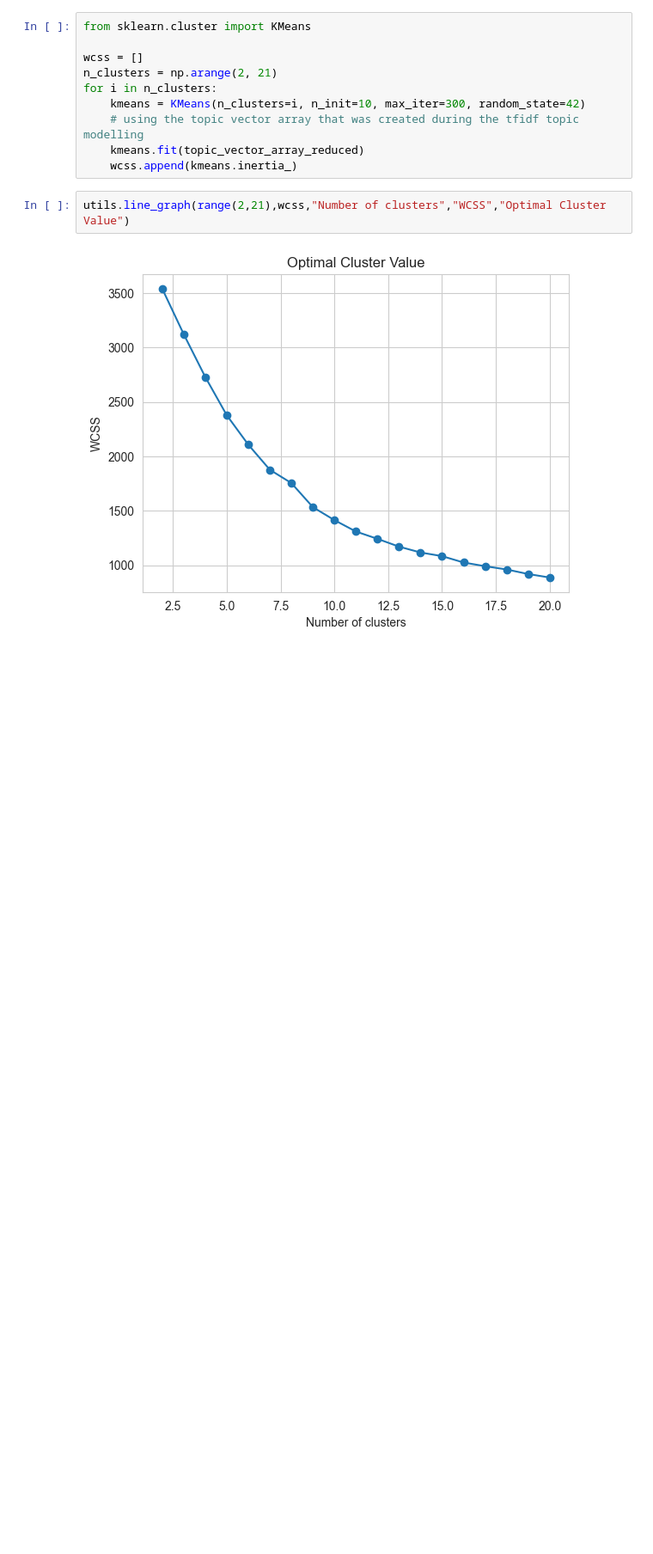
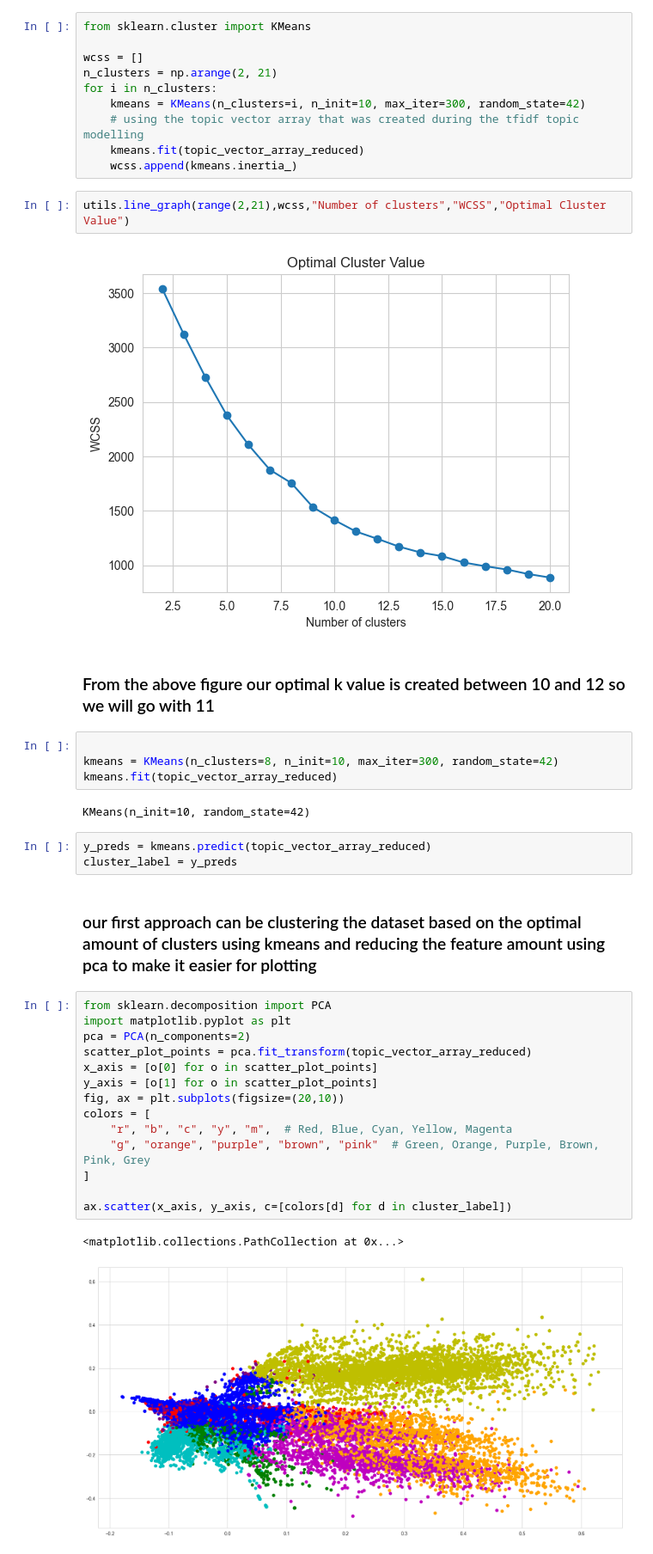
Before and after one commit to AlazarG19/global_news_correlation_10ac_week0, a Jupyter notebook: notebooks/ML/model.ipynb, the cells around one changed output. Shown at 86% size. Cells and saved outputs as stored; diff of their text form; blank space fills up the shorter version.

```diff
--- a/notebooks/ML/model.ipynb
+++ b/notebooks/ML/model.ipynb
@@ -316,3 +296,33 @@ for i in n_clusters:
 utils.line_graph(range(2,21),wcss,"Number of clusters","WCSS","Optimal Cluster Value")
 # %% [output]
 [figure]
+# %% [markdown]
+### From the above figure our optimal k value is created between 10 and 12 so we will go with 11
+# %%
+
+kmeans = KMeans(n_clusters=8, n_init=10, max_iter=300, random_state=42)
+kmeans.fit(topic_vector_array_reduced)
+# %% [output]
+KMeans(n_init=10, random_state=42)
+# %%
+y_preds = kmeans.predict(topic_vector_array_reduced)
+cluster_label = y_preds
+# %% [markdown]
+### our first approach can be clustering the dataset based on the optimal amount of clusters using kmeans and reducing the feature amount using pca to make it easier for plotting
+# %%
+from sklearn.decomposition import PCA
+import matplotlib.pyplot as plt
+pca = PCA(n_components=2)
+scatter_plot_points = pca.fit_transform(topic_vector_array_reduced)
+x_axis = [o[0] for o in scatter_plot_points]
+y_axis = [o[1] for o in scatter_plot_points]
+fig, ax = plt.subplots(figsize=(20,10))
+colors = [
+    "r", "b", "c", "y", "m",  # Red, Blue, Cyan, Yellow, Magenta
+    "g", "orange", "purple", "brown", "pink"  # Green, Orange, Purple, Brown, Pink, Grey
+]
+
+ax.scatter(x_axis, y_axis, c=[colors[d] for d in cluster_label])
+# %% [output]
+<matplotlib.collections.PathCollection at 0x...>
+[figure, added]
```
Also changed, not shown: parts of 23 cells of this notebook, 1 other file.
